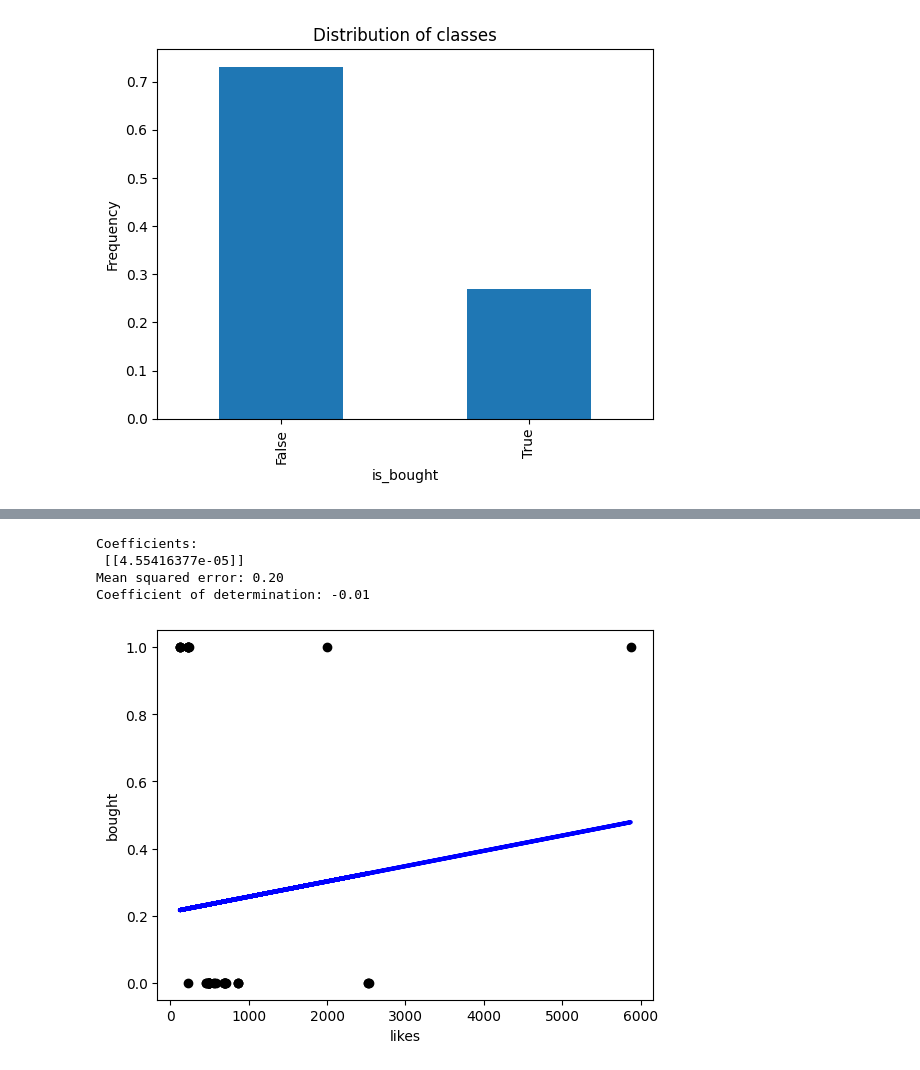
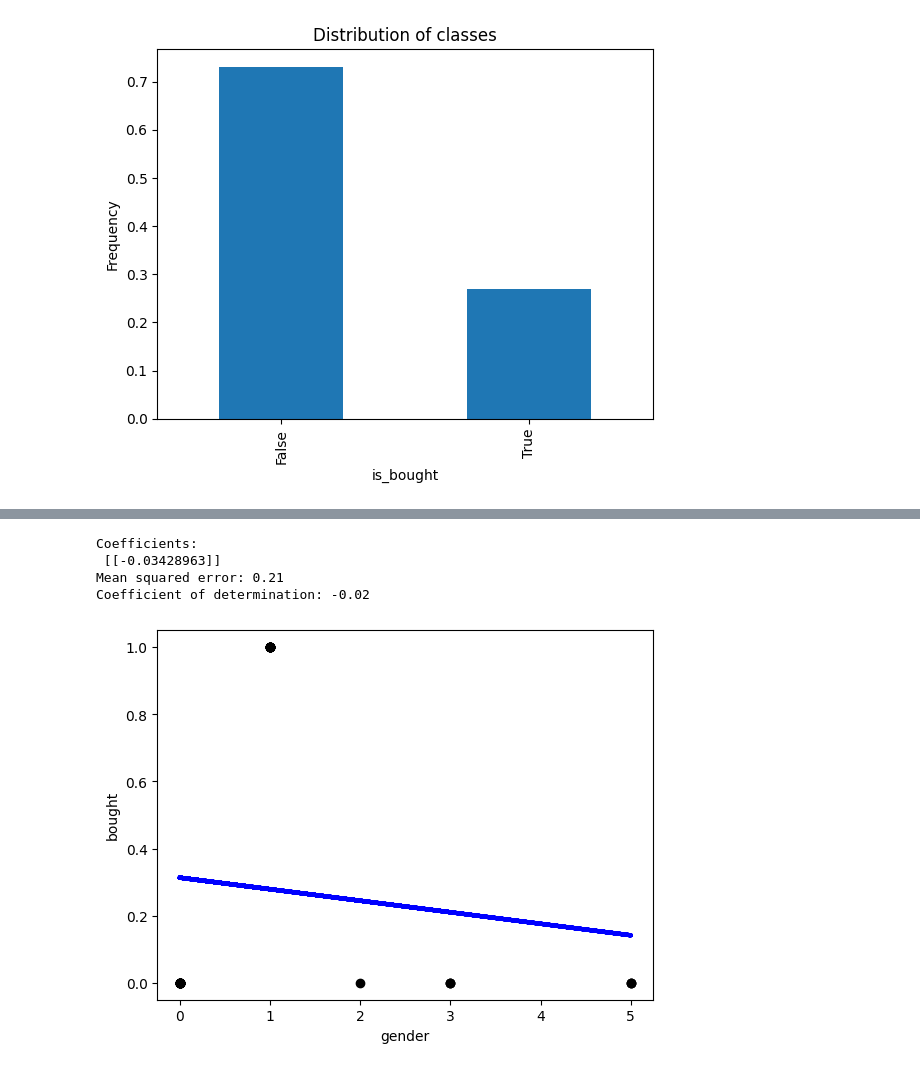
Before and after one commit to javierpardollama/JUKEBOX, a Jupyter notebook: ia/linear.ipynb, the cells around one changed output, grey strips where cells are left out. Drawn from its saved outputs; the diff is of its cells as text; code cells hidden in the pictures.

```diff
--- a/ia/linear.ipynb
+++ b/ia/linear.ipynb
@@ -60,6 +60,9 @@ The years in this dataset are:  [1973 1974 1975 1977 1978 1980 1982 1984 1986 19
  2016 1996 2000 2010 2014 2004 2005 2008 2019 2020 2024]
 The artists covered in this dataset are:  ['Queen', 'Nirvana', 'The Beatles', 'ABBA', 'Imagine Dragons', 'MUSE', 'Rosalía', 'David Bowie', 'Spice Girls', 'Michael Jackson', 'Archive', 'Daft Punk', 'Ta ...
 The genders covered are:  ['Rock', 'Pop', 'Pop Rock', 'Alternative Rock', 'Flamenco', 'Electronic']
+# %%
+dict = {'Rock': 0, 'Pop': 1, 'Pop Rock': 2, 'Alternative Rock': 3, 'Flamenco': 4, 'Electronic': 5}
+df['gender'] = df['gender'].map(dict)
 # %%
 counts = pd.DataFrame({'Count':df.gender.value_counts()})
 counts
@@ -124,7 +127,7 @@ dtype: int64
 # %%
 data_orig = df.copy()
 data = df[['is_bought', 'likes','name', 'artist', 'year', 'gender']]
-categorical_columns  = ['name', 'artist', 'year', 'gender']
+categorical_columns  = ['name', 'artist', 'year']
 for c in categorical_columns:
     data[c] = data[c].astype('category')
 
@@ -190,7 +193,7 @@ gender_Rock
 # %%
 data.rename(columns = {'is_bought':'target'}, inplace=True )
 # %%
-X = np.array(data['likes']).reshape(-1, 1)
+X = np.array(data['gender']).reshape(-1, 1)
 Y = np.array(data['target']).reshape(-1, 1)
 # %%
 x_train, x_test, y_train, y_test = train_test_split(X, Y, test_size=0.33, random_state=42)
@@ -198,23 +201,23 @@ x_train, x_test, y_train, y_test = train_test_split(X, Y, test_size=0.33, random
 linear = linear_model.LinearRegression()
 linear = linear.fit(x_train, y_train)
 
-z_vals = linear.predict(x_test)
+y_pred = linear.predict(x_test)
 # %%
 print("Coefficients: \n", linear.coef_)
-print("Mean squared error: %.2f" % mean_squared_error(y_test, z_vals))
-print("Coefficient of determination: %.2f" % r2_score(y_test, z_vals))
+print("Mean squared error: %.2f" % mean_squared_error(y_test, y_pred))
+print("Coefficient of determination: %.2f" % r2_score(y_test, y_pred))
 # %% [output]
 Coefficients:
- [[4.55416377e-05]]
-Mean squared error: 0.20
-Coefficient of determination: -0.01
+ [[-0.03428963]]
+Mean squared error: 0.21
+Coefficient of determination: -0.02
 # %%
 plt.scatter(x_test, y_test, color="black")
-plt.plot(x_test, z_vals, color="blue", linewidth=3)
+plt.plot(x_test, y_pred, color="blue", linewidth=3)
 
-plt.xlabel('likes')
+plt.xlabel('gender')
 plt.ylabel('bought')
 
 plt.show()
 # %% [output]
-[figure, old version]
+[figure, new version]
```
Also changed, not shown: parts of 6 cells of this notebook, 4 other files.
